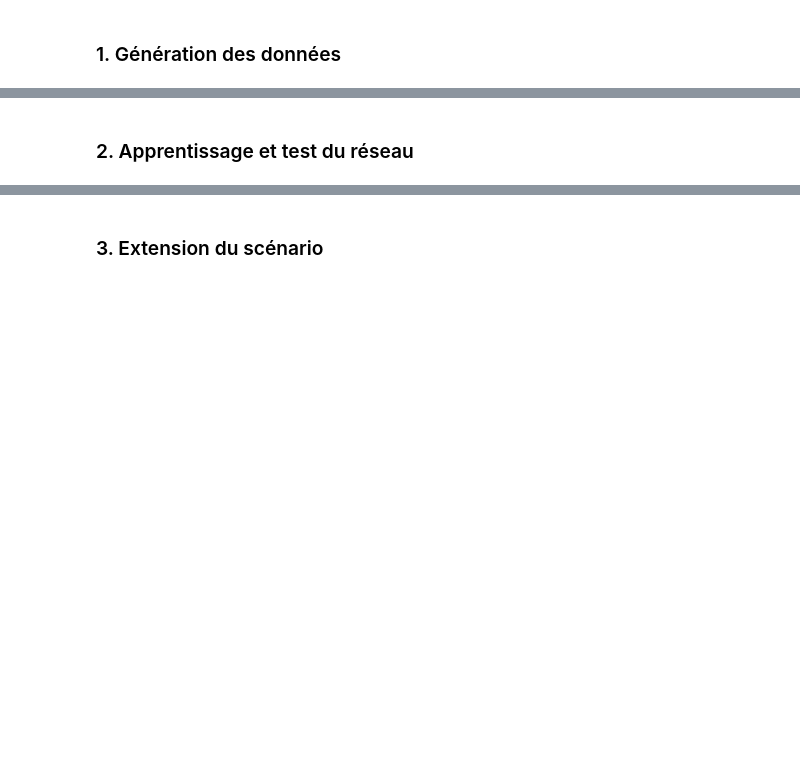
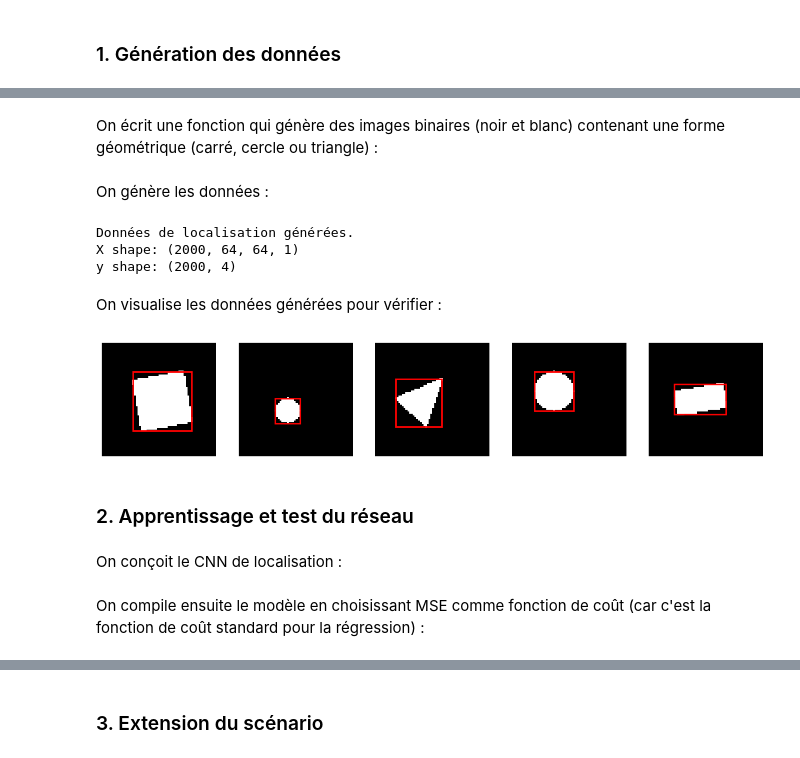
Before and after one commit to Leon-afk1/TP_reseau_neurone, a Jupyter notebook: MiniProjet/Notebook.ipynb, the cells around one changed output, grey strips where cells are left out. Cells and saved outputs as stored; diff of their text form; code cells hidden in the pictures; blank space fills up the shorter version.

Commit message:
Partie 5 : Localisation

```diff
--- a/MiniProjet/Notebook.ipynb
+++ b/MiniProjet/Notebook.ipynb
@@ -883,0 +888,20 @@ Pour conclure, le Full Fine-Tuning de VGG16 est la méthode la plus robuste. Bie
+# %%
+def rotate_points(points, angle, center):
+    angle_rad = math.radians(angle)
+    cos_theta = math.cos(angle_rad)
+    sin_theta = math.sin(angle_rad)
+    cx, cy = center
+
+    rotated_points = []
+    for x, y in points:
+        # Translation pour ramener au centre (0,0)
+        tx, ty = x - cx, y - cy
+        # Rotation
+        rx = tx * cos_theta - ty * sin_theta
+        ry = tx * sin_theta + ty * cos_theta
+        # Translation inverse
+        rotated_points.append([rx + cx, ry + cy])
+
+    return np.array(rotated_points, dtype=np.int32)
+# %% [markdown]
+On écrit une fonction qui génère des images binaires (noir et blanc) contenant une forme géométrique (carré, cercle ou triangle) :
@@ -884,2 +982,39 @@ Pour conclure, le Full Fine-Tuning de VGG16 est la méthode la plus robuste. Bie
+# %% [markdown]
+On génère les données :
+# %%
+X_loc_train, y_loc_train = create_training_data_with_rotation(2000)
+X_loc_val, y_loc_val = create_training_data_with_rotation(500)
+print(f"Données de localisation générées.")
+print(f"X shape: {X_loc_train.shape}")
+print(f"y shape: {y_loc_train.shape}")
+# %% [output]
+Données de localisation générées.
+X shape: (2000, 64, 64, 1)
+y shape: (2000, 4)
+# %% [markdown]
+On visualise les données générées pour vérifier :
+# %%
+plt.figure(figsize=(15, 3))
+for i in range(5):
+    ax = plt.subplot(1, 5, i + 1)
+    idx = np.random.randint(0, len(X_loc_train))
+
+    img = X_loc_train[idx].reshape(64, 64)
+    plt.imshow(img, cmap='gray')
+
+    box = y_loc_train[idx] * 64
+    rect = patches.Rectangle(
+        (box[0], box[1]),
+        box[2] - box[0],
+        box[3] - box[1],
+        linewidth=2, edgecolor='r', facecolor='none'
+    )
+    ax.add_patch(rect)
+    ax.axis('off')
+plt.show()
+# %% [output]
+[figure, added]
 # %% [markdown]
 ### 2. Apprentissage et test du réseau
+# %% [markdown]
+On conçoit le CNN de localisation :
@@ -885,0 +1046,2 @@ Pour conclure, le Full Fine-Tuning de VGG16 est la méthode la plus robuste. Bie
+# %% [markdown]
+On compile ensuite le modèle en choisissant MSE comme fonction de coût (car c'est la fonction de coût standard pour la régression) :
```
Also changed, not shown: parts of 23 cells of this notebook, 1 other file.
